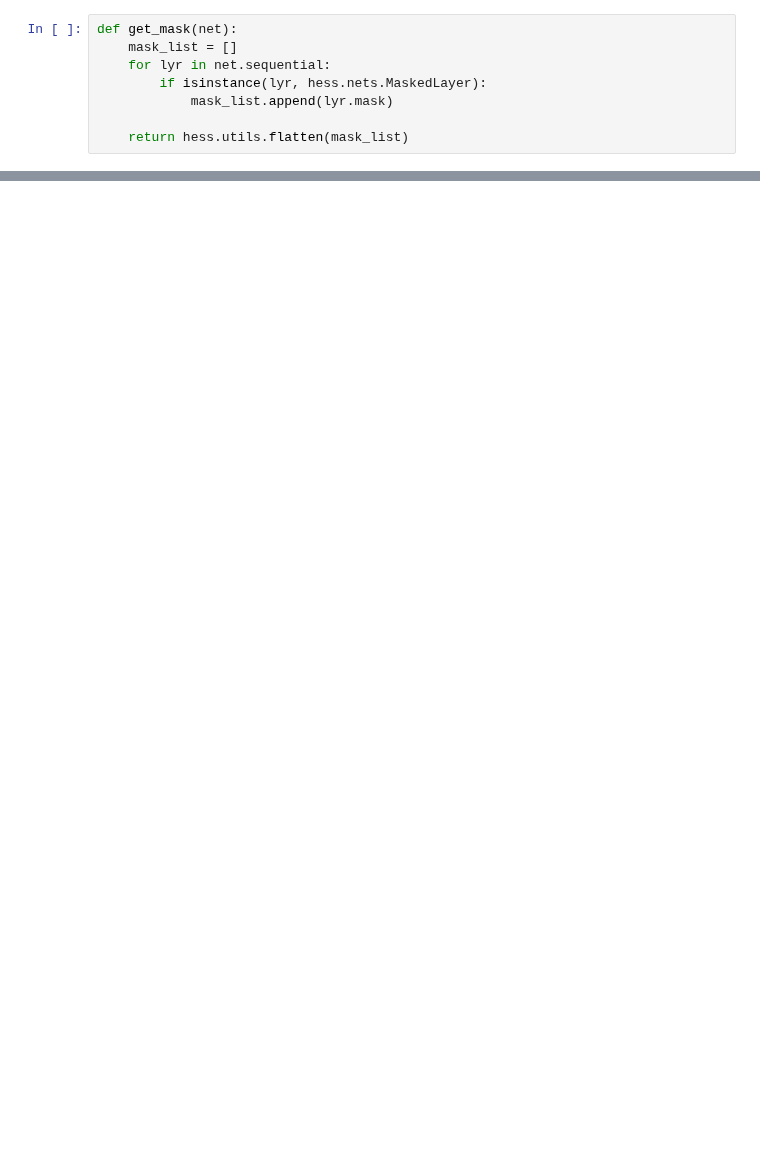
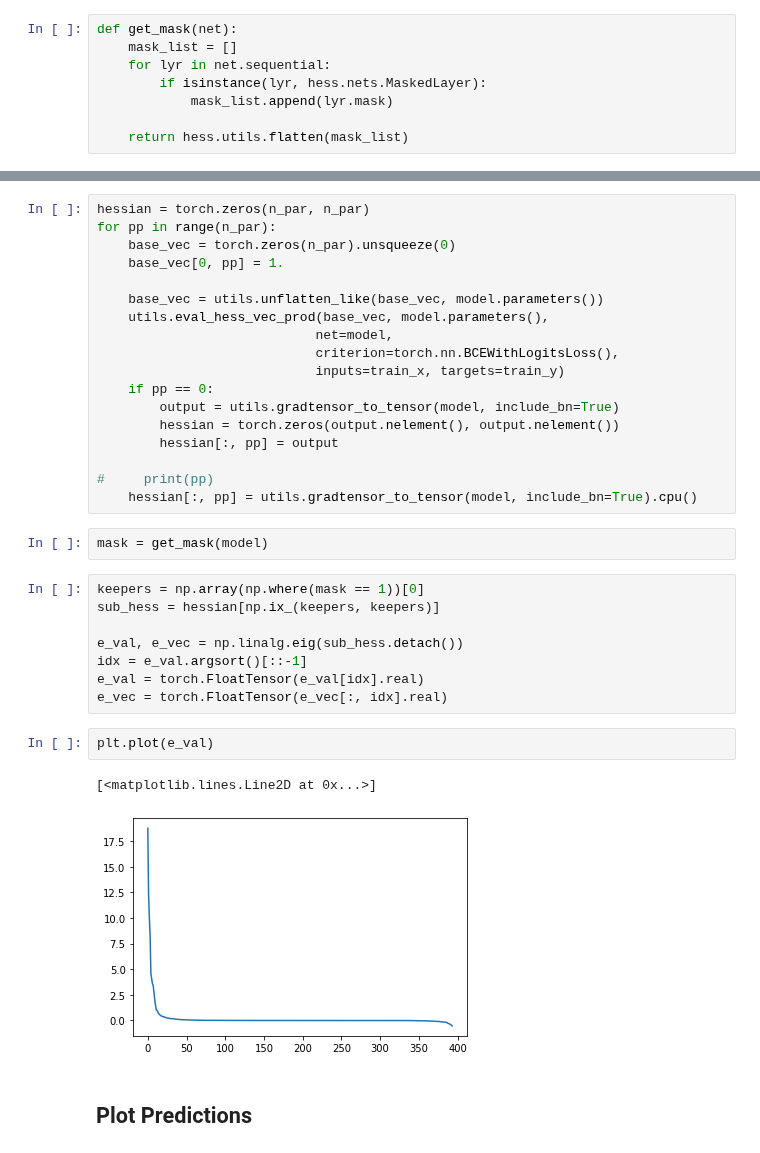
Before and after one commit to g-benton/hessian-eff-dim, a Jupyter notebook: Notebooks/masking_scratch.ipynb, the cells around one changed output, grey strips where cells are left out. Cells and saved outputs as stored; diff of their text form; blank space fills up the shorter version.

```diff
--- a/Notebooks/masking_scratch.ipynb
+++ b/Notebooks/masking_scratch.ipynb
@@ -174,0 +159,35 @@ utils.flatten()
+# %%
+hessian = torch.zeros(n_par, n_par)
+for pp in range(n_par):
+    base_vec = torch.zeros(n_par).unsqueeze(0)
+    base_vec[0, pp] = 1.
+
+    base_vec = utils.unflatten_like(base_vec, model.parameters())
+    utils.eval_hess_vec_prod(base_vec, model.parameters(),
+                            net=model,
+                            criterion=torch.nn.BCEWithLogitsLoss(),
+                            inputs=train_x, targets=train_y)
+    if pp == 0:
+        output = utils.gradtensor_to_tensor(model, include_bn=True)
+        hessian = torch.zeros(output.nelement(), output.nelement())
+        hessian[:, pp] = output
+
+#     print(pp)
+    hessian[:, pp] = utils.gradtensor_to_tensor(model, include_bn=True).cpu()
+# %%
+mask = get_mask(model)
+# %%
+keepers = np.array(np.where(mask == 1))[0]
+sub_hess = hessian[np.ix_(keepers, keepers)]
+
+e_val, e_vec = np.linalg.eig(sub_hess.detach())
+idx = e_val.argsort()[::-1]
+e_val = torch.FloatTensor(e_val[idx].real)
+e_vec = torch.FloatTensor(e_vec[:, idx].real)
+# %%
+plt.plot(e_val)
+# %% [output]
+[<matplotlib.lines.Line2D at 0x...>]
+[figure, added]
+# %% [markdown]
+## Plot Predictions
```
Also changed, not shown: parts of 24 cells of this notebook, 2 other files.
